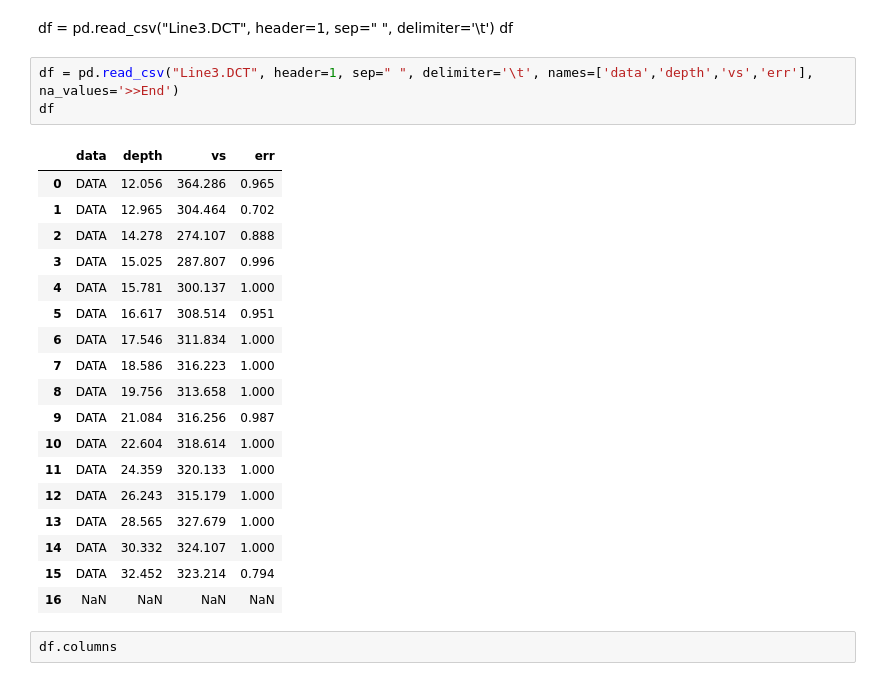
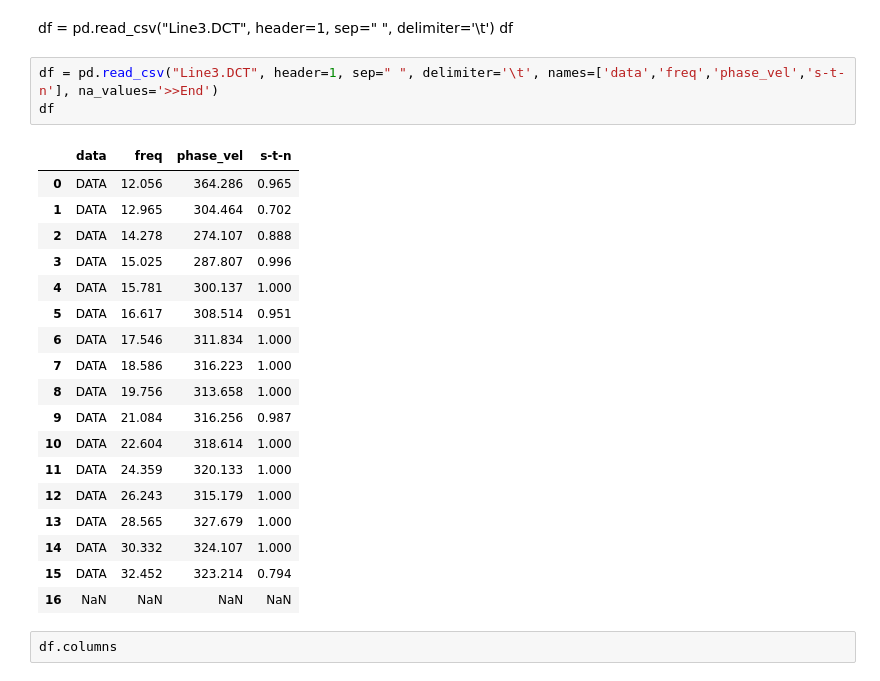
Before and after one commit to mwenz27/python_misc, a Jupyter notebook: Plotting_data/DC curve images.ipynb, the cells around one changed output. Cells and saved outputs as stored; diff of their text form.

```diff
--- a/Plotting_data/DC curve images.ipynb
+++ b/Plotting_data/DC curve images.ipynb
@@ -48,10 +52,10 @@ the data frame read is not correct, will need to modify it.
 df = pd.read_csv("Line3.DCT", header=1, sep=" ", delimiter='\t')
 df
 # %%
-df = pd.read_csv("Line3.DCT", header=1, sep=" ", delimiter='\t', names=['data','depth','vs','err'], na_values='>>End')
+df = pd.read_csv("Line3.DCT", header=1, sep=" ", delimiter='\t', names=['data','freq','phase_vel','s-t-n'], na_values='>>End')
 df
 # %% [output]
-|  | data | depth | vs | err |
+|  | data | freq | phase_vel | s-t-n |
 | 0 | DATA | 12.056 | 364.286 | 0.965 |
 | 1 | DATA | 12.965 | 304.464 | 0.702 |
 | 2 | DATA | 14.278 | 274.107 | 0.888 |
```
Also changed, not shown: parts of 28 cells of this notebook, 5 other files.
